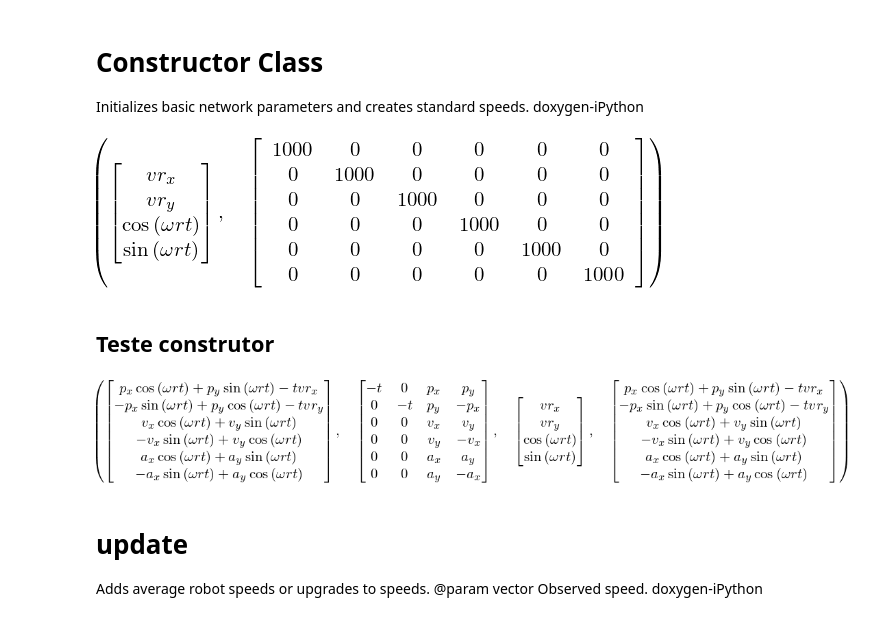
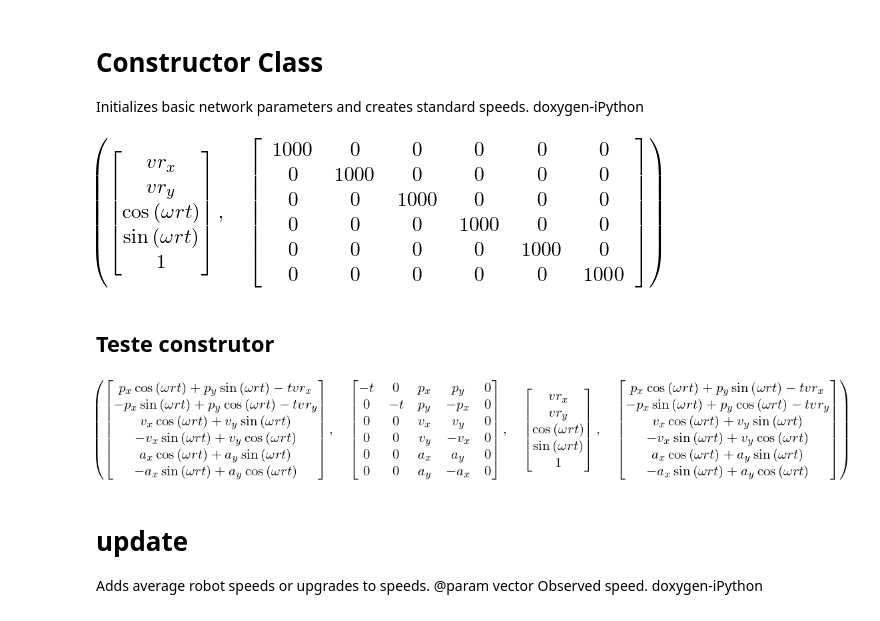
Before and after one commit to RoboFEI/RoboFEI-HT_2019, a Jupyter notebook: AI/Visual_Memory/iPython/Speeds.ipynb, the cells around one changed output. Drawn from its saved outputs; the diff is of its cells as text; code cells hidden in the pictures.

```diff
--- a/AI/Visual_Memory/iPython/Speeds.ipynb
+++ b/AI/Visual_Memory/iPython/Speeds.ipynb
@@ -93,6 +93,7 @@ __movementslist.append({
         [0], # vr_y
         [1], # cos(ωr*t)
         [0], # sin(ωr*t)
+        [1], # constant
     ]),
 
     "R": sym.Matrix(sym.Identity(6)*0)
@@ -115,13 +116,14 @@ __u = sym.Matrix([
     [vr_y],
     [sym.cos(omegar*__t)],
     [sym.sin(omegar*__t)],
+    [1],
 ])
 
 __R = sym.Matrix(sym.Identity(6)*1000)
 
 __u, __R #debug-iPython
 # %% [output]
-[figure, old version]
+[figure, new version]
 # %%
 #end-tab -> Finalizando construtor
 #ini-iPython
@@ -130,27 +132,27 @@ __u, __R #debug-iPython
 # %%
 # Para movimentos
 Z = sym.Matrix([
     [p_x*sym.cos(omegar*__t)+p_y*sym.sin(omegar*__t) - __t*vr_x],
     [-p_x*sym.sin(omegar*__t)+p_y*sym.cos(omegar*__t) - __t*vr_y],
     [v_x*sym.cos(__t*omegar)+v_y*sym.sin(__t*omegar)],
     [-v_x*sym.sin(__t*omegar)+v_y*sym.cos(__t*omegar)],
     [a_x*sym.cos(__t*omegar)+a_y*sym.sin(__t*omegar)],
     [-a_x*sym.sin(__t*omegar)+a_y*sym.cos(__t*omegar)],
 ])
 
 B = sym.Matrix([
-    [-__t, 0, p_x, p_y],
-    [0, -__t, p_y, -p_x],
-    [0, 0, v_x, v_y],
-    [0, 0, v_y, -v_x],
-    [0, 0, a_x, a_y],
-    [0, 0, a_y, -a_x],
+    [-__t, 0, p_x, p_y, 0],
+    [0, -__t, p_y, -p_x, 0],
+    [0, 0, v_x, v_y, 0],
+    [0, 0, v_y, -v_x, 0],
+    [0, 0, a_x, a_y, 0],
+    [0, 0, a_y, -a_x, 0],
 ])
 
 Z, B, __u, B*__u
 #end-iPython
 # %% [output]
-[figure, old version]
+[figure, new version]
 # %% [markdown]
 # update
 Adds average robot speeds or upgrades to speeds.
```
Also changed, not shown: parts of 4 cells of this notebook, 7 other files.
